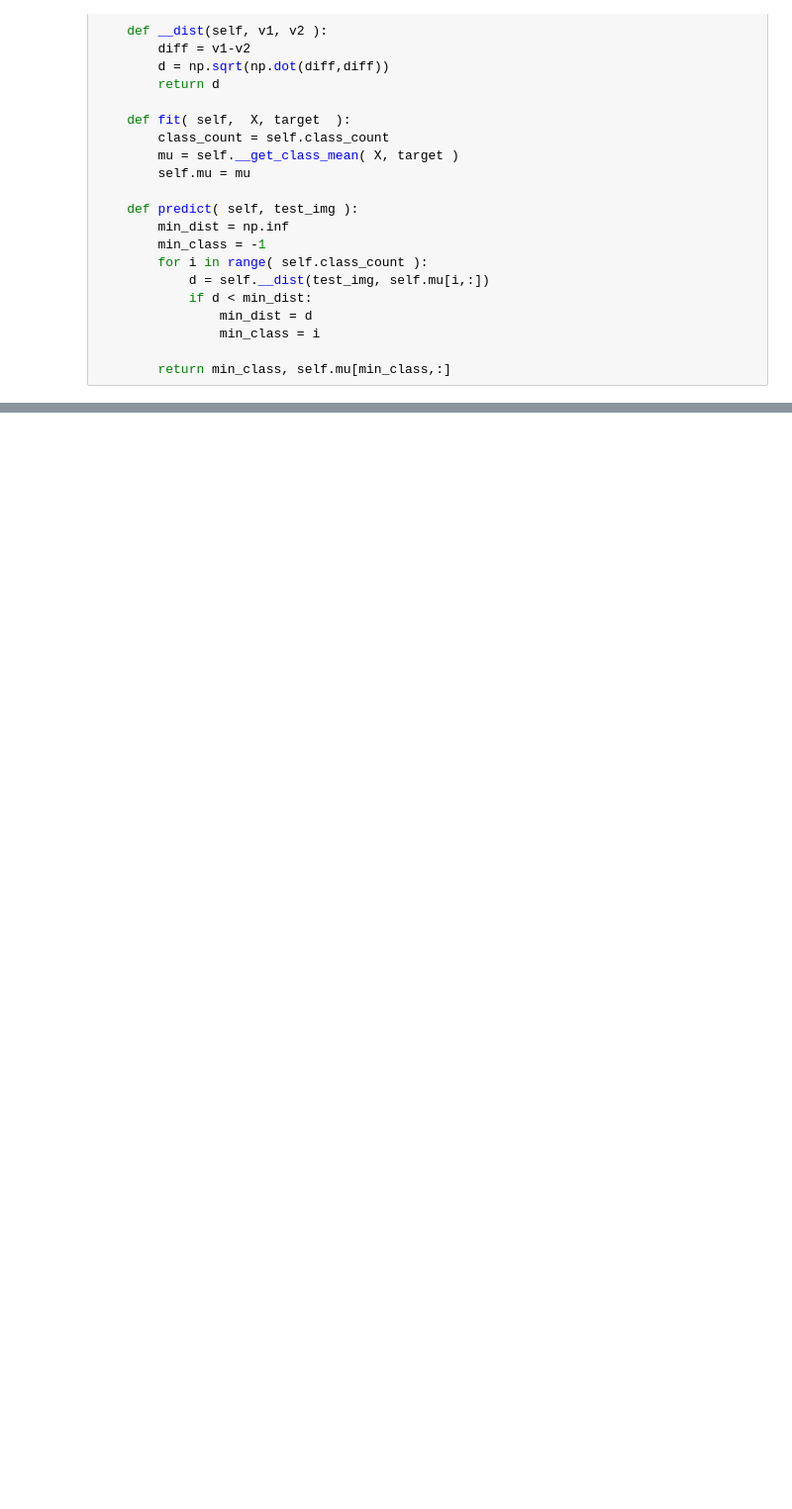
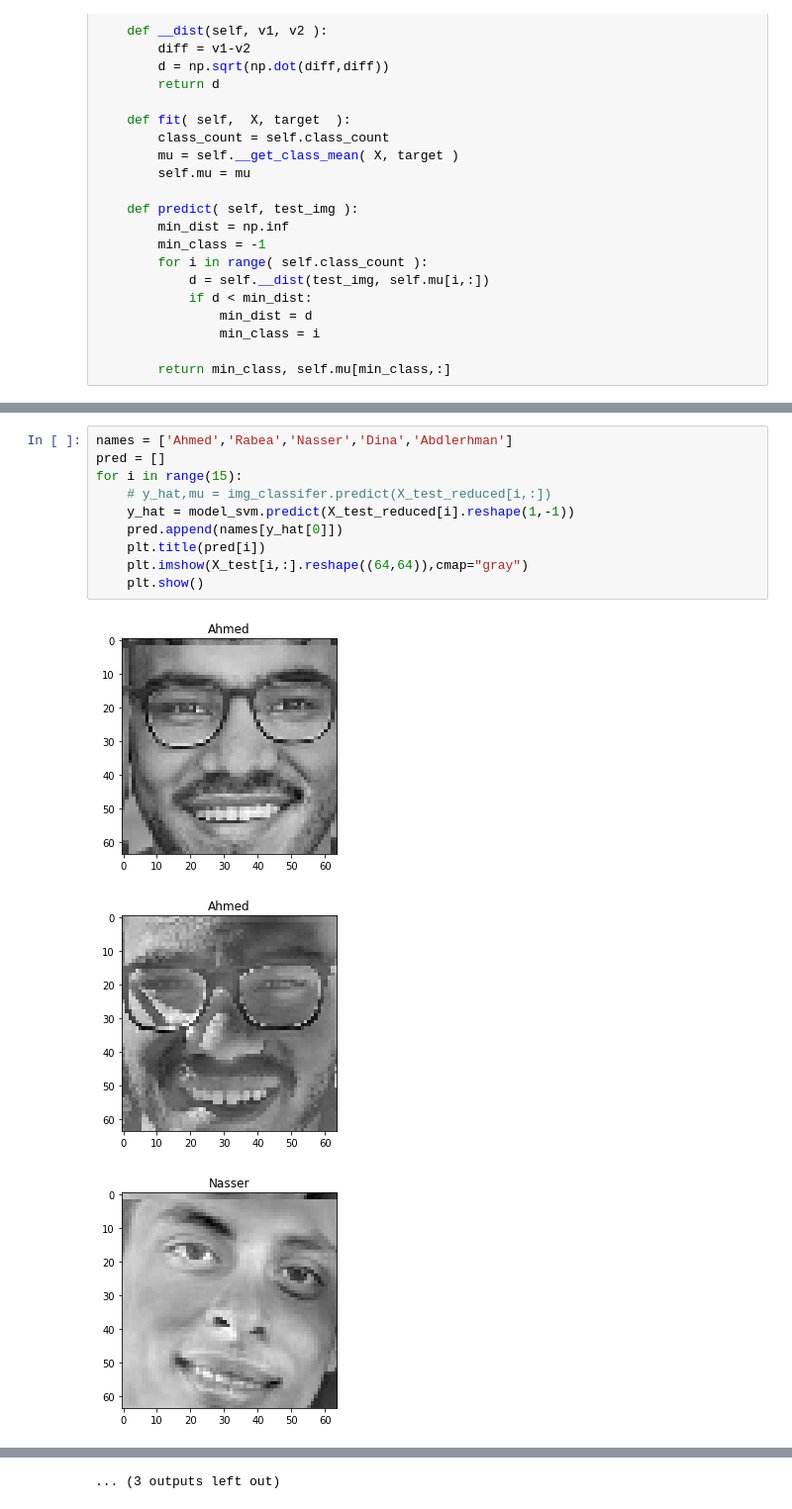
Before and after one commit to MahmoudRabea13/Find-My-Child, a Jupyter notebook: New_PCA.ipynb, the cells around one changed output, grey strips where cells are left out. Shown: that part at 99% size. Cells and saved outputs as stored; diff of their text form; blank space fills up the shorter version.

```diff
--- a/New_PCA.ipynb
+++ b/New_PCA.ipynb
@@ -258,0 +328,14 @@ accuracy of model 50.0 %
+# %%
+names = ['Ahmed','Rabea','Nasser','Dina','Abdlerhman']
+pred = []
+for i in range(15):
+    # y_hat,mu = img_classifer.predict(X_test_reduced[i,:])
+    y_hat = model_svm.predict(X_test_reduced[i].reshape(1,-1))
+    pred.append(names[y_hat[0]])
+    plt.title(pred[i])
+    plt.imshow(X_test[i,:].reshape((64,64)),cmap="gray")
+    plt.show()
+# %% [output]
+[figure, added]
+[figure, added]
+[figure, added]
@@ -258,0 +351 @@ accuracy of model 50.0 %
+... (3 outputs left out)
```
Also changed, not shown: parts of 24 cells of this notebook, 5 other files.
